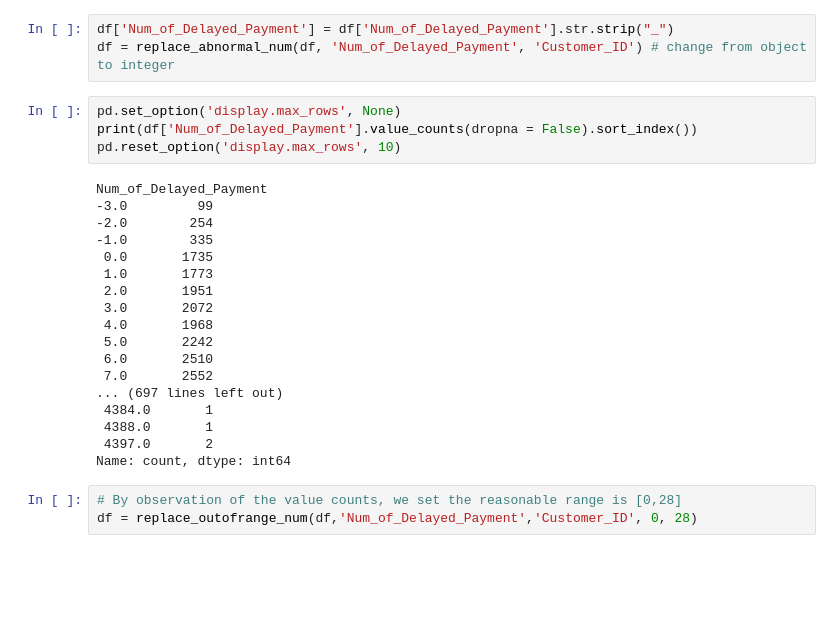
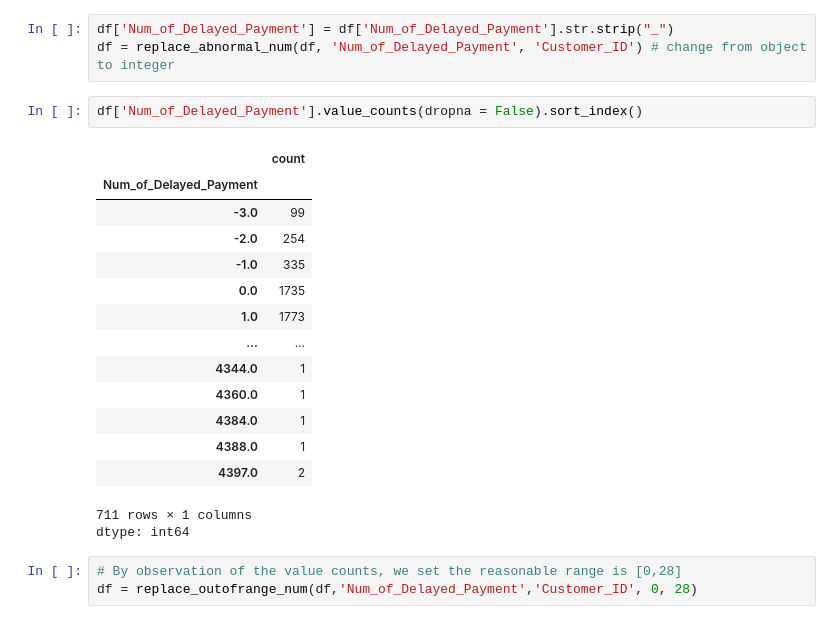
Before and after one commit to PaisleyZuo/Credit-Score-Classification, a Jupyter notebook: Credit_score_classification.ipynb, the cells around one changed output. Saved outputs shown, nothing was run; the diff lists cells and outputs as text; blank space fills up the shorter version.

```diff
--- a/Credit_score_classification.ipynb
+++ b/Credit_score_classification.ipynb
@@ -557,28 +557,24 @@ Num of Delayed Payment
 # %%
 df['Num_of_Delayed_Payment'] = df['Num_of_Delayed_Payment'].str.strip("_")
 df = replace_abnormal_num(df, 'Num_of_Delayed_Payment', 'Customer_ID') # change from object to integer
-# %%
-pd.set_option('display.max_rows', None)
-print(df['Num_of_Delayed_Payment'].value_counts(dropna = False).sort_index())
-pd.reset_option('display.max_rows', 10)
-# %% [output]
-Num_of_Delayed_Payment
--3.0         99
--2.0        254
--1.0        335
- 0.0       1735
- 1.0       1773
- 2.0       1951
- 3.0       2072
- 4.0       1968
- 5.0       2242
- 6.0       2510
- 7.0       2552
-... (697 lines left out)
- 4384.0       1
- 4388.0       1
- 4397.0       2
-Name: count, dtype: int64
+# %%
+df['Num_of_Delayed_Payment'].value_counts(dropna = False).sort_index()
+# %% [output]
+|  | count |
+| Num_of_Delayed_Payment |  |
+| -3.0 | 99 |
+| -2.0 | 254 |
+| -1.0 | 335 |
+| 0.0 | 1735 |
+| 1.0 | 1773 |
+| ... | ... |
+| 4344.0 | 1 |
+| 4360.0 | 1 |
+| 4384.0 | 1 |
+| 4388.0 | 1 |
+| 4397.0 | 2 |
+711 rows × 1 columns
+dtype: int64
 # %%
 # By observation of the value counts, we set the reasonable range is [0,28]
 df = replace_outofrange_num(df,'Num_of_Delayed_Payment','Customer_ID', 0, 28)
```
Also changed, not shown: parts of 7 cells of this notebook.
